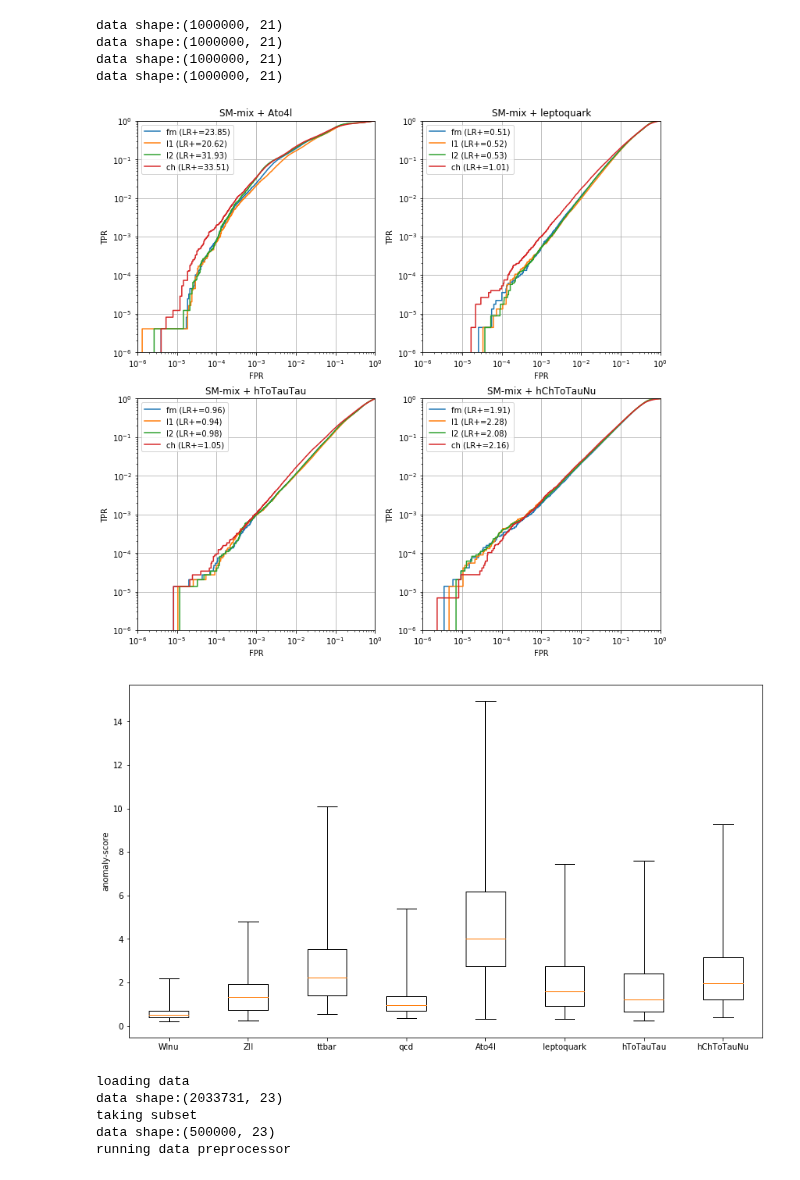
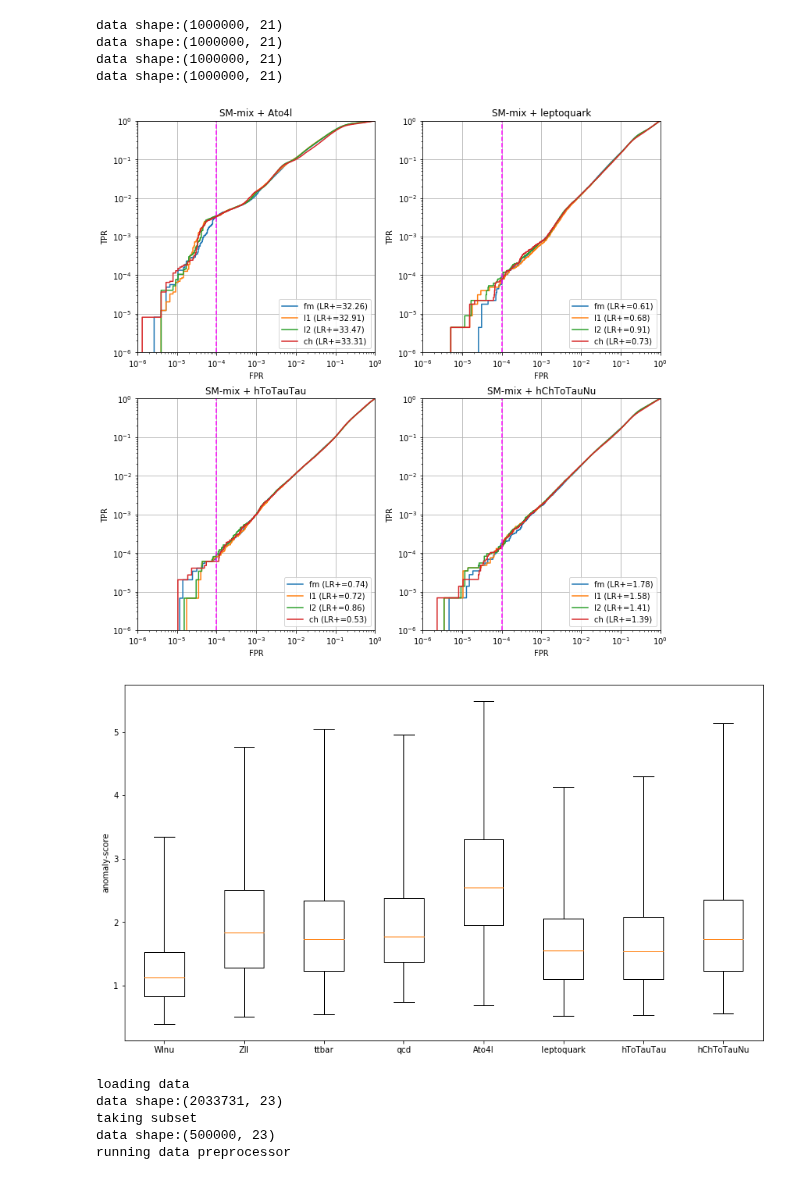
Before and after one commit to oliverkn/alad-for-lhc, a Jupyter notebook: alad_mod/reconstruction_pdf.ipynb, the cells around one changed output. Saved outputs shown, nothing was run; the diff lists cells and outputs as text; code cells hidden in the pictures.

```diff
--- a/alad_mod/reconstruction_pdf.ipynb
+++ b/alad_mod/reconstruction_pdf.ipynb
@@ -14,10 +14,11 @@ from data.hlf_dataset_utils import load_data, feature_names
 from data.hlf_preprocessing import HLFDataPreprocessor, load
 # %%
 #paths
-result_path = '/home/oliverkn/pro/results/4_4/alad/17/'
+#result_path = '/home/oliverkn/pro/results/4_4/alad/ttbar_only/'
+result_path = '/home/oliverkn/euler/results/hlf_set/alad/ttbar_only_lat4/'
 data_path = '/home/oliverkn/pro/data/hlf_set'
 config_file = result_path + 'config.py'
-weights_file = result_path + 'model-250000'
+weights_file = result_path + 'model-1700000'
 
 max_samples = 2_000_000
 
@@ -54,5 +37,6 @@ Use standard file APIs to check for files with this prefix.
 # %%
 max_samples = 1_000_000
+target_fpr = 1e-4
 sm_list = ['Wlnu', 'Zll', 'ttbar', 'qcd']
 bsm_list = ['Ato4l', 'leptoquark', 'hToTauTau', 'hChToTauNu']
 
@@ -61,38 +45,39 @@ for i, bsm in enumerate(bsm_list):
     x, y = load_data(data_path, set='valid', type='custom', shuffle=True, sm_list = sm_list, bsm_list=[bsm, bsm, bsm, bsm])
     # take subset
     if x.shape[0] > max_samples:
         x, y = x[:max_samples], y[:max_samples]
     x = preprocessor.transform(x)
     print('data shape:' + str(x.shape))
 
     ax = ax_arr[i//2, i%2]
 
     scores = ad.compute_all_scores(x)
     score_names = ['fm', 'l1', 'l2', 'ch']
     for score, name in zip(scores, score_names):
         fpr, tpr, _ = roc_curve(y, score, pos_label=1)
         #auroc = roc_auc_score(y, score)
-        idx = np.argmax(fpr>1e-3)
+        idx = np.argmax(fpr>target_fpr)
         lr_plus = tpr[idx] / fpr[idx]
         ax.loglog(fpr, tpr, label=name+' (LR+=%.2f)'%lr_plus)
 
+    ax.axvline(target_fpr, ls='--', color='magenta')
     ax.set_title('SM-mix + ' + bsm)
     ax.set_xlabel('FPR')
     ax.set_ylabel('TPR')
     ax.grid()
     ax.set(xlim=(1e-6, 1), ylim=(1e-6, 1))
     ax.legend()
 
 plt.show()
 # %% [output]
 data shape:(1000000, 21)
 data shape:(1000000, 21)
 data shape:(1000000, 21)
 data shape:(1000000, 21)
-[figure, old version]
+[figure, new version]
 # %%
 sm_list = ['Wlnu', 'Zll', 'ttbar', 'qcd', 'Ato4l', 'leptoquark', 'hToTauTau', 'hChToTauNu']
-score_type = 'l1'
+score_type = 'l2'
 
 scores = []
 fig, ax = plt.subplots(figsize=(14, 8))
@@ -106,7 +91,7 @@ ax.boxplot(scores, labels=sm_list, whis=[1, 99], showfliers=False)
 ax.set_ylabel('anomaly-score')
 plt.show()
 # %% [output]
-[figure, old version]
+[figure, new version]
 # %%
 max_samples = 500_000
 std_scaling = 0.5
```
Also changed, not shown: parts of 2 cells of this notebook, 33 other files.
